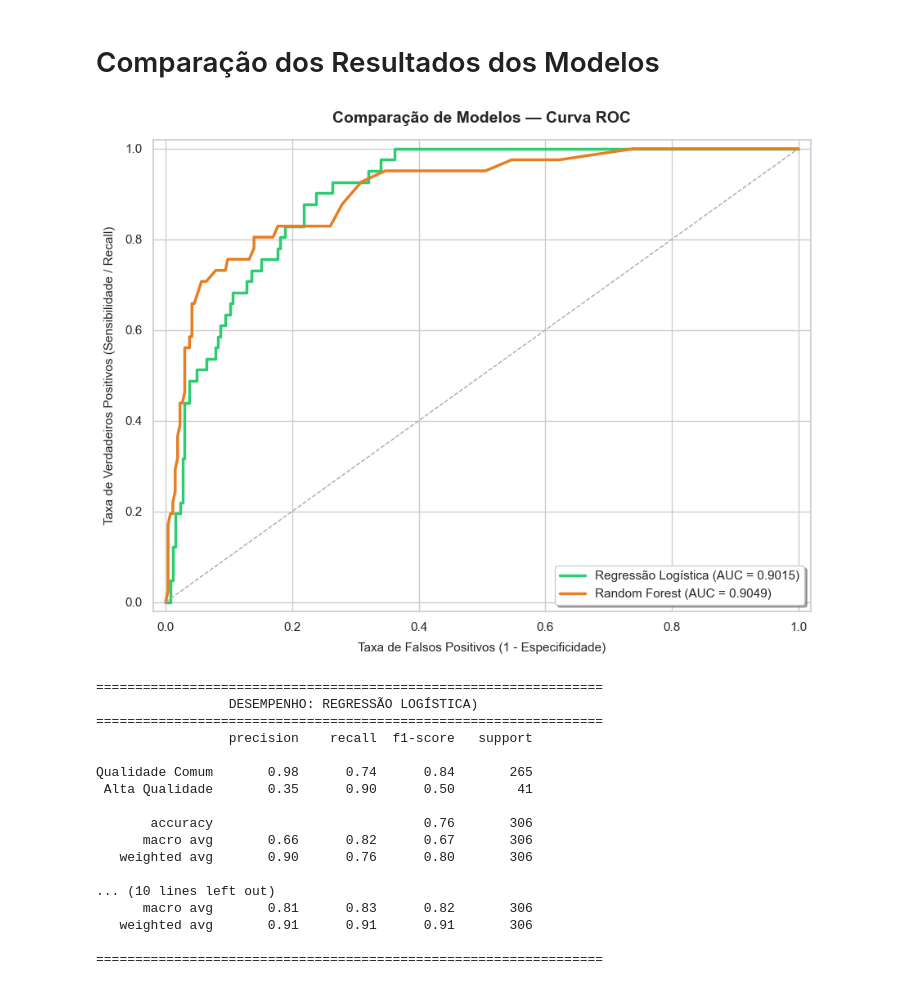
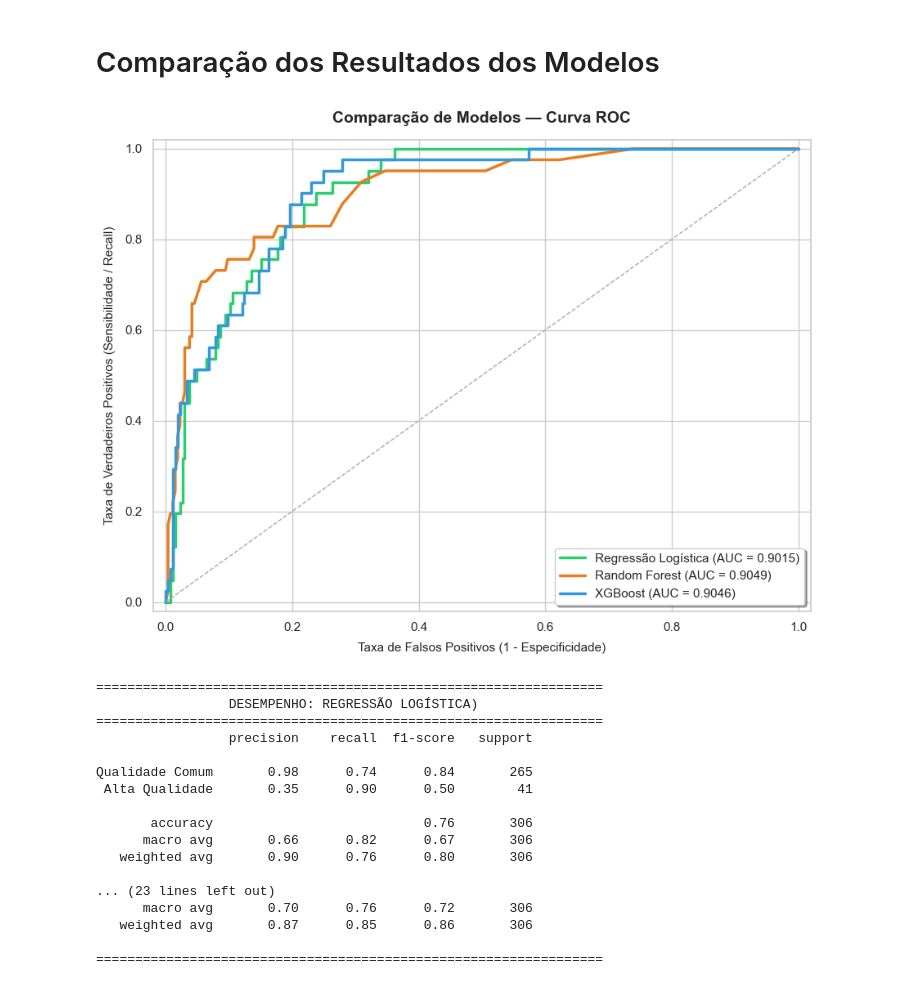
Before and after one commit to MayconNune/PosGraduacao_DataAnalytics---Machine-Learning---Grupo-31, a Jupyter notebook: notebooks/Comparacao_Resultados.ipynb, the cells around one changed output. Saved outputs shown, nothing was run; the diff lists cells and outputs as text; code cells hidden in the pictures.

Commit message:
adicionado o xgboost na comparacao

```diff
--- a/notebooks/Comparacao_Resultados.ipynb
+++ b/notebooks/Comparacao_Resultados.ipynb
@@ -13,6 +13,7 @@ from sklearn.metrics import roc_curve, roc_auc_score, classification_report
 # Lendo os dados salvos pelos outros notebooks
 lr_dados = pd.read_csv('../data/resultados_logistica.csv')
 rf_dados = pd.read_csv('../data/resultados_random_forest.csv')
+xgb_dados = pd.read_csv('../data/resultados_xgboost.csv')
 
 # Mapeando para as variáveis do código de comparação
 y_test = lr_dados['y_real']
@@ -21,6 +22,9 @@ y_pred_thresh = lr_dados['y_pred_lr']
 
 y_scores_original = rf_dados['y_prob_rf']
 y_pred_definitivo = rf_dados['y_pred_rf']
+
+y_prob_xgb_final = xgb_dados['y_prob_xgb']
+y_pred_xgb_final = xgb_dados['y_pred_xgb']
 
 
 # ==============================================================================
@@ -38,38 +42,48 @@ plt.plot(fpr_lr, tpr_lr, color='#2ecc71', lw=2.5, label=f'Regressão Logística
 fpr_rf, tpr_rf, _ = roc_curve(y_test, y_scores_original)
 auc_rf = roc_auc_score(y_test, y_scores_original)
 plt.plot(fpr_rf, tpr_rf, color='#e67e22', lw=2.5, label=f'Random Forest (AUC = {auc_rf:.4f})')
+
+# --- Curva ROC: XGBoost ---
+fpr_xgb, tpr_xgb, _ = roc_curve(y_test, y_prob_xgb_final)
+auc_xgb = roc_auc_score(y_test, y_prob_xgb_final)
+plt.plot(fpr_xgb, tpr_xgb, color='#3498db', lw=2.5, label=f'XGBoost (AUC = {auc_xgb:.4f})')
 
 # Linha de referência diagonal (classificador aleatório)
 plt.plot([0, 1], [0, 1], color='darkgray', linestyle='--', lw=1)
 
 # Customização estética do gráfico
 plt.xlim([-0.02, 1.02])
 plt.ylim([-0.02, 1.02])
 plt.xlabel('Taxa de Falsos Positivos (1 - Especificidade)', fontsize=11, labelpad=8)
 plt.ylabel('Taxa de Verdadeiros Positivos (Sensibilidade / Recall)', fontsize=11, labelpad=8)
 plt.title('Comparação de Modelos — Curva ROC', fontsize=14, fontweight='bold', pad=15)
 plt.legend(loc='lower right', fontsize=11, frameon=True, shadow=True)
 plt.tight_layout()
 plt.show()
 
 
 # ==============================================================================
 # 3. RELATÓRIOS DE CLASSIFICAÇÃO (MÉTRICAS DETALHADAS)
 # ==============================================================================
 largura_bloco = 65
 
 print("\n" + "=" * largura_bloco)
 print("DESEMPENHO: REGRESSÃO LOGÍSTICA)".center(largura_bloco))
 print("=" * largura_bloco)
 print(classification_report(y_test, y_pred_thresh, target_names=['Qualidade Comum', 'Alta Qualidade']))
 
 print("\n" + "=" * largura_bloco)
 print("DESEMPENHO: RANDOM FOREST".center(largura_bloco))
 print("=" * largura_bloco)
 print(classification_report(y_test, y_pred_definitivo, target_names=['Qualidade Comum', 'Alta Qualidade']))
+
+print("\n" + "=" * largura_bloco)
+print("DESEMPENHO: XGBOOST".center(largura_bloco))
 print("=" * largura_bloco)
+print(classification_report(y_test, y_pred_xgb_final, target_names=['Qualidade Comum', 'Alta Qualidade']))
+print("=" * largura_bloco)
 # %% [output]
-[figure, old version]
+[figure, new version]
 =================================================================
                  DESEMPENHO: REGRESSÃO LOGÍSTICA)
 =================================================================
@@ -82,8 +96,8 @@ Qualidade Comum       0.98      0.74      0.84       265
       macro avg       0.66      0.82      0.67       306
    weighted avg       0.90      0.76      0.80       306
 
-... (10 lines left out)
-      macro avg       0.81      0.83      0.82       306
-   weighted avg       0.91      0.91      0.91       306
+... (23 lines left out)
+      macro avg       0.70      0.76      0.72       306
+   weighted avg       0.87      0.85      0.86       306
 
 =================================================================
```
